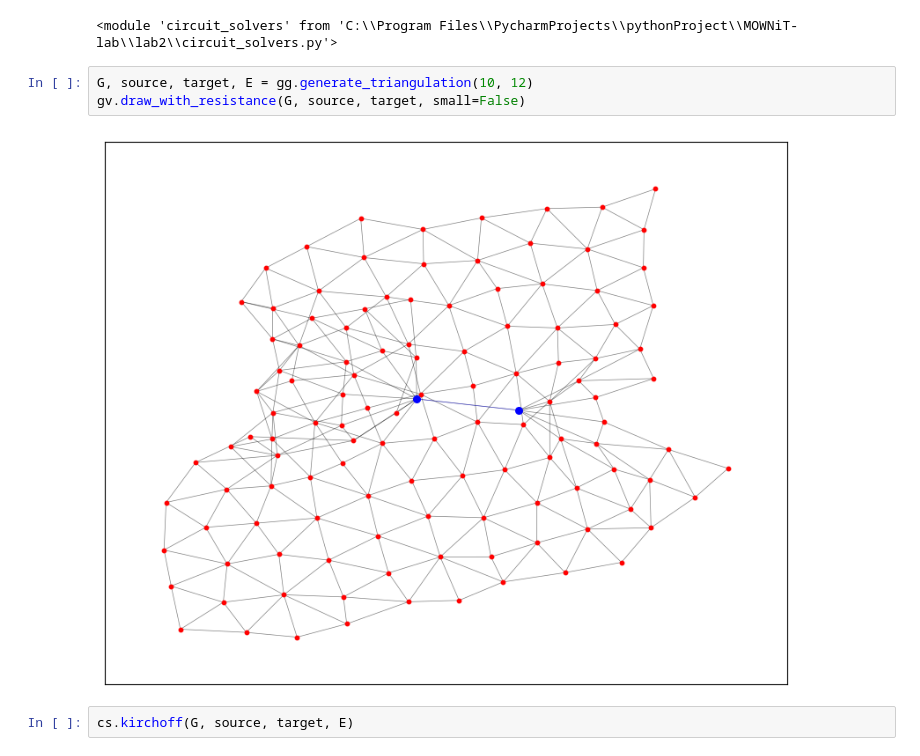
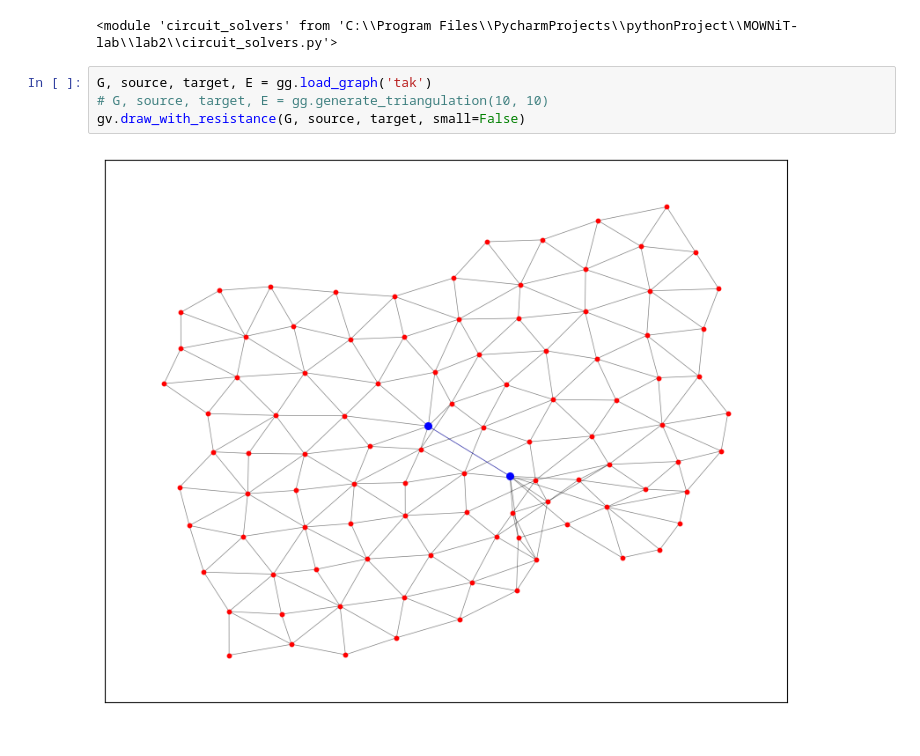
Before and after one commit to michal200292/Numericke-metody, a Jupyter notebook: lab2/zad3.ipynb, the cells around one changed output. Saved outputs shown, nothing was run; the diff lists cells and outputs as text.

```diff
--- a/lab2/zad3.ipynb
+++ b/lab2/zad3.ipynb
@@ -10,9 +10,8 @@ importlib.reload(cs)
 # %% [output]
 <module 'circuit_solvers' from 'C:\\Program Files\\PycharmProjects\\pythonProject\\MOWNiT-lab\\lab2\\circuit_solvers.py'>
 # %%
-G, source, target, E = gg.generate_triangulation(10, 12)
+G, source, target, E = gg.load_graph('tak')
+# G, source, target, E = gg.generate_triangulation(10, 10)
 gv.draw_with_resistance(G, source, target, small=False)
 # %% [output]
-[figure, old version]
+[figure, new version]
-# %%
-cs.kirchoff(G, source, target, E)
```
Also changed, not shown: parts of 7 cells of this notebook, 3 other files.
